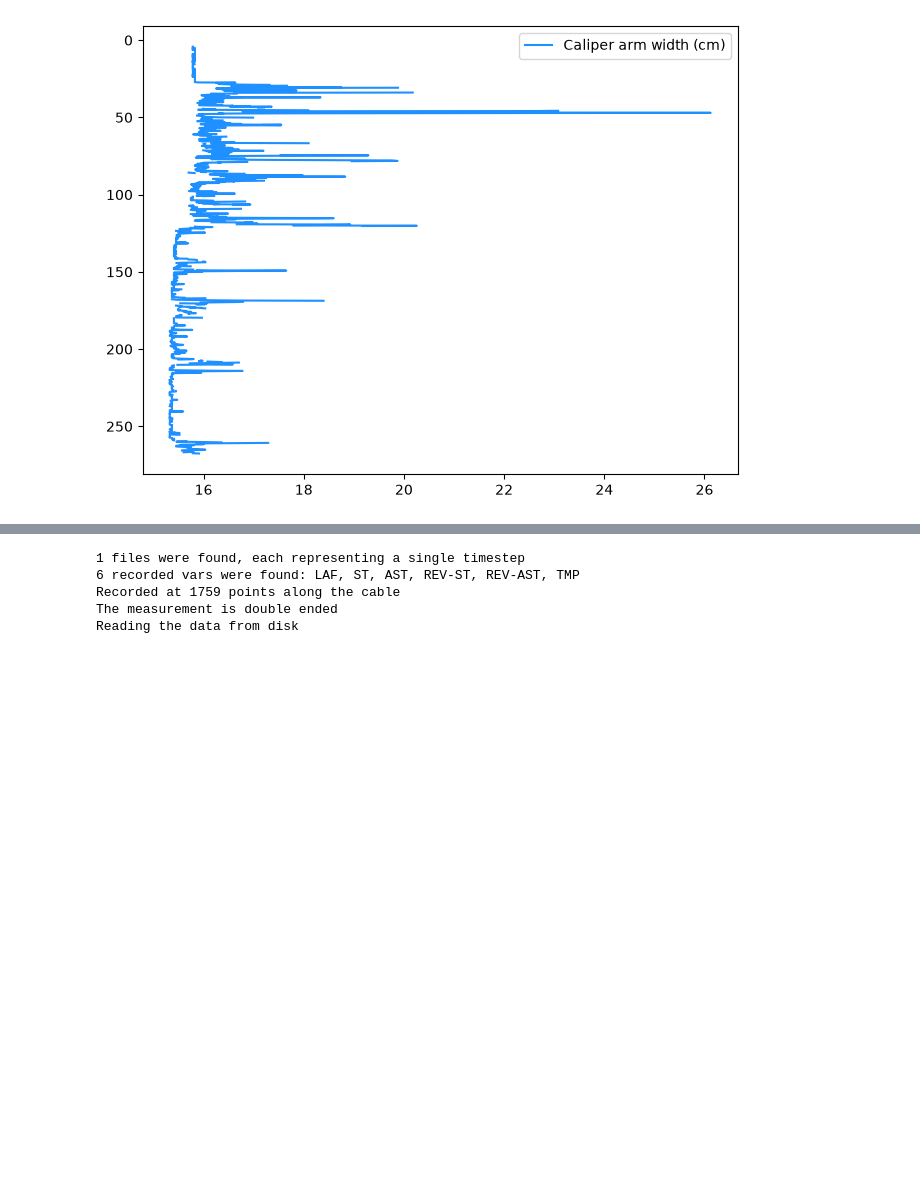
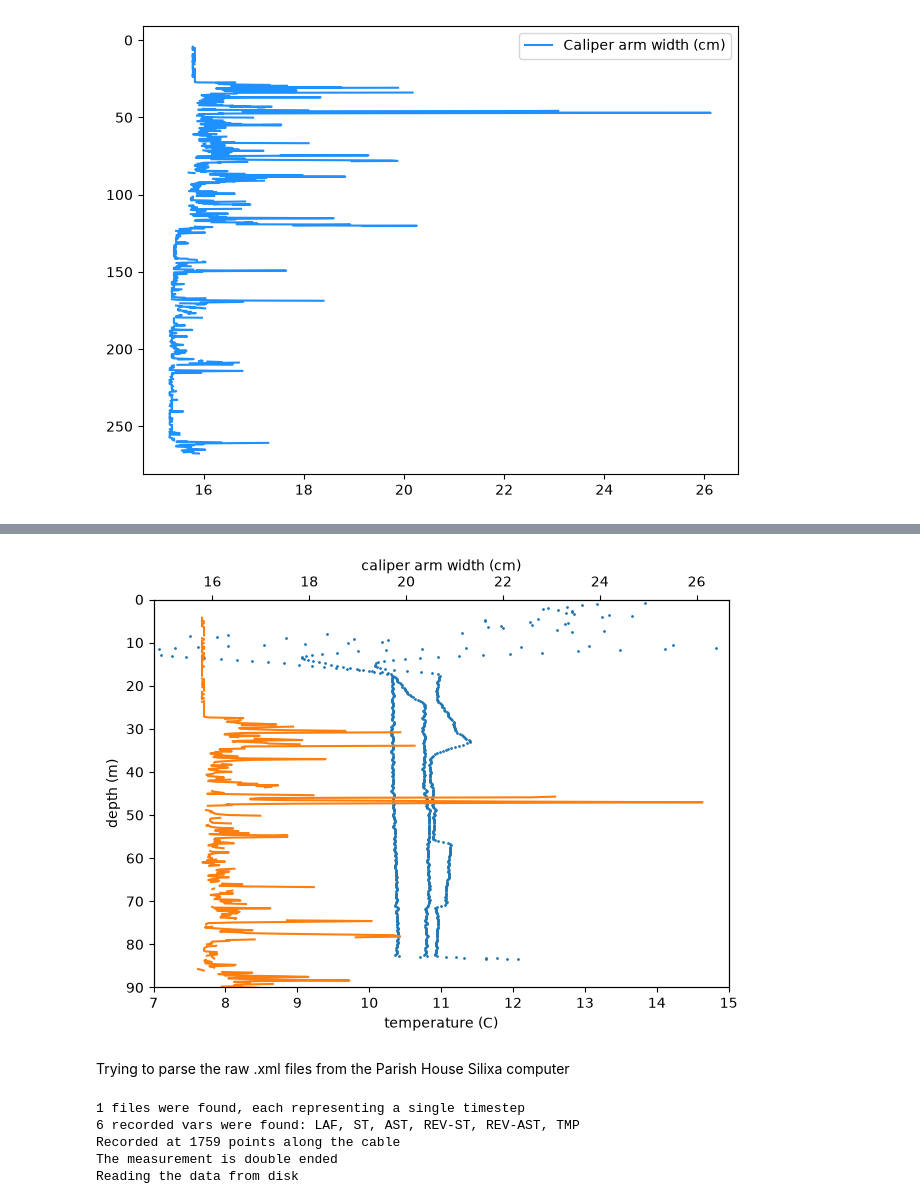
Before and after one commit to sauron-245/summer_26, a Jupyter notebook: summer 2026/ParCaliperLog.ipynb, the cells around one changed output, grey strips where cells are left out. Saved outputs shown, nothing was run; the diff lists cells and outputs as text; code cells hidden in the pictures; blank space fills up the shorter version.

```diff
--- a/summer 2026/ParCaliperLog.ipynb
+++ b/summer 2026/ParCaliperLog.ipynb
@@ -124,3 +160,27 @@ plt.show()
+# %%
+fig, ax1 = plt.subplots(layout = 'constrained')
+temp = ax1.scatter(dts.loc[:, "TMP"], dts.index, label = "temperature (C)", s = 1, color = "tab:blue")
+
+ax2 = ax1.twiny()
+width = ax2.plot(callog.loc[:, "CALIPER-CM"], callog.index, label = "Caliper arm width (cm)", color = "tab:orange")
+ax1.set_ylim(90, 0)
+ax1.set_xlim(7, 15)
+ax2.set_ylim(90, 0)
+# ax2.set_xlim(18, 22)
+
+ax1.set_xlabel('temperature (C)')
+ax1.set_ylabel('depth (m)')
+ax2.set_xlabel('caliper arm width (cm)')
+
+# leg = temp + width
+# labs = [l.get_label() for l in leg]
+# ax1.legend(leg, labs)
+
+plt.show();
+# %% [output]
+[figure, added]
+# %% [markdown]
+Trying to parse the raw .xml files from the Parish House Silixa computer
 # %%
 import os
 from dtscalibration import read_silixa_files
```
Also changed, not shown: parts of 8 cells of this notebook, 3 other files.
